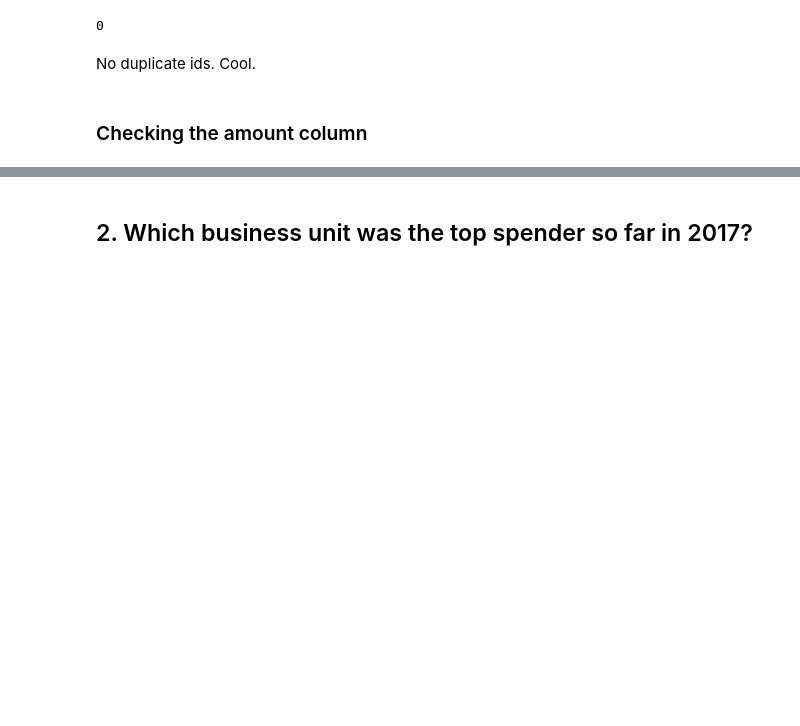
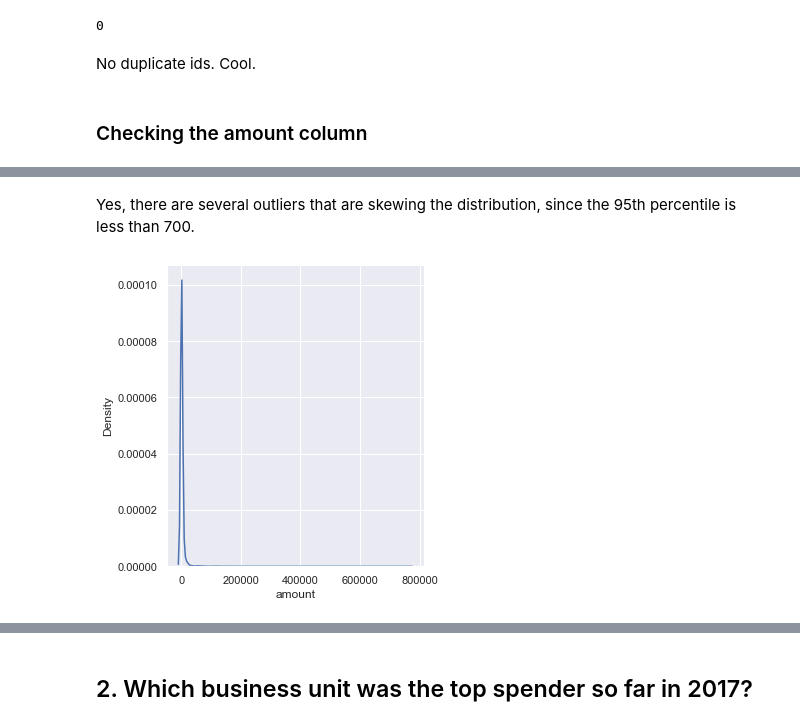
Before and after one commit to FranciscoGalan/suplari_challenge1, a Jupyter notebook: main.ipynb, the cells around one changed output, grey strips where cells are left out. Cells and saved outputs as stored; diff of their text form; code cells hidden in the pictures; blank space fills up the shorter version.

Commit message:
Explored the amount column

```diff
--- a/main.ipynb
+++ b/main.ipynb
@@ -208,0 +211,3 @@ sns.displot(data=data2017, x='amount', bins=20)
+# %%
+data2017_positives = data2017.loc[data2017.amount >= 0]
+data2017_negatives = data2017.loc[data2017.amount < 0]
@@ -208,0 +259,8 @@ sns.displot(data=data2017, x='amount', bins=20)
+# %% [markdown]
+Yes, there are several outliers that are skewing the distribution, since the 95th percentile is less than 700.
+# %%
+sns.set_theme()
+# %%
+sns.displot(round(data2017_positives.loc[data2017_positives.amount > 700, 'amount']), kind="kde");
+# %% [output]
+[figure, added]
```
Also changed, not shown: parts of 26 cells of this notebook.
